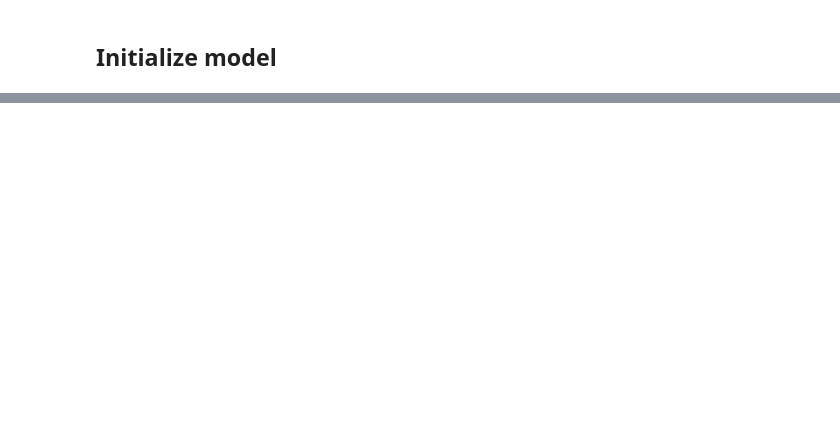
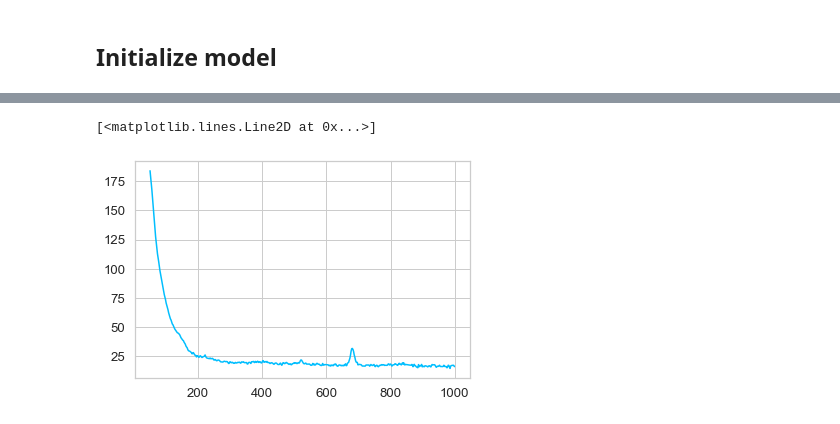
Before and after one commit to AugustSchreyer/02460_Advanced_ML, a Jupyter notebook: Train_on_real_data.ipynb, the cells around one changed output, grey strips where cells are left out. Saved outputs shown, nothing was run; the diff lists cells and outputs as text; code cells hidden in the pictures; blank space fills up the shorter version.

```diff
--- a/Train_on_real_data.ipynb
+++ b/Train_on_real_data.ipynb
@@ -339,0 +453,7 @@ KeyboardInterrupt:
+# %%
+#for i in range(100):
+#    plt.plot(w[w<1000],spectra[i,w<1000])
+plt.plot(w[w<1000],np.mean(spectra[:,w<1000],axis=0))
+# %% [output]
+[<matplotlib.lines.Line2D at 0x...>]
+[figure, added]
```
Also changed, not shown: parts of 52 cells of this notebook, 2 other files.
